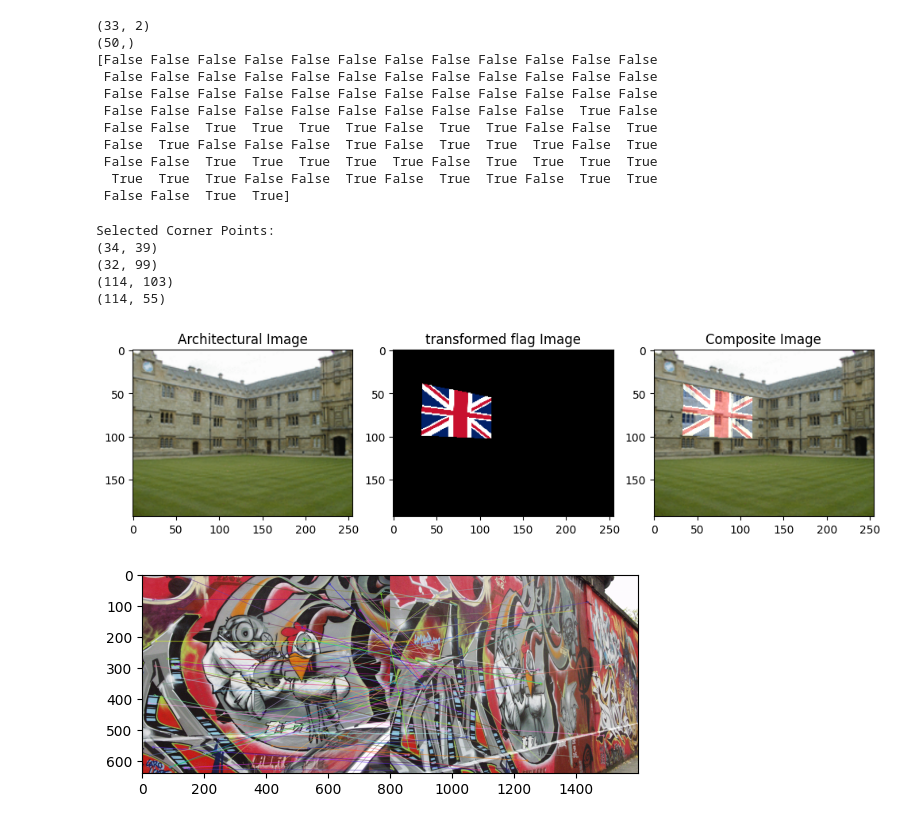
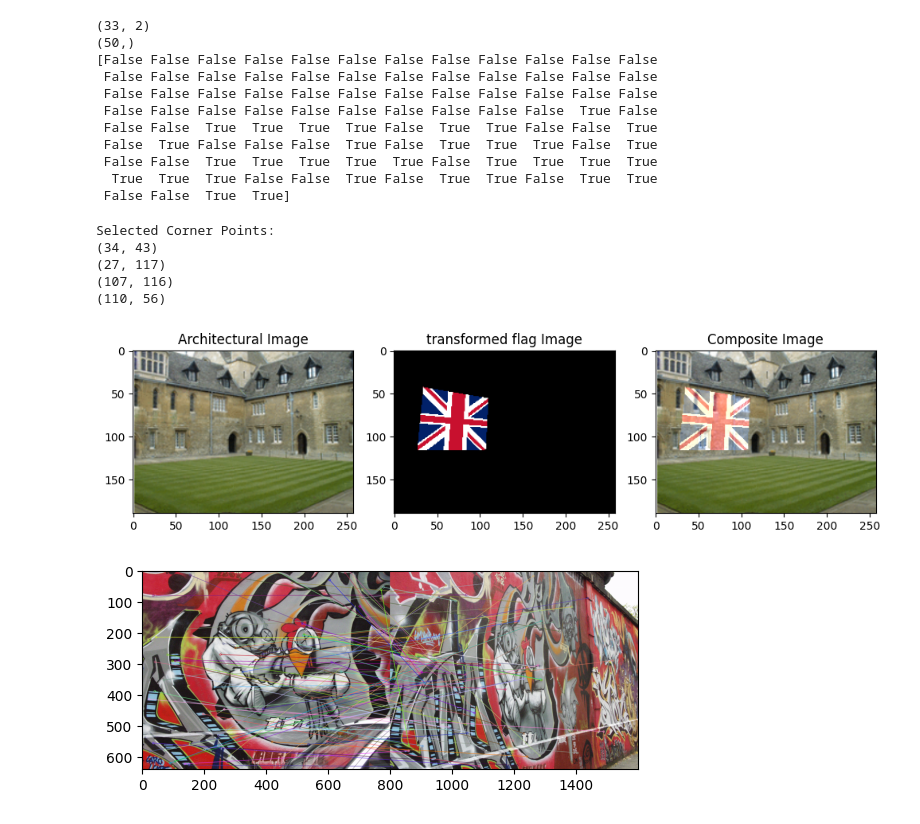
Before and after one commit to Pabadhi/ML_assignment2, a Jupyter notebook: assignment2_1.ipynb, the cells around one changed output. Drawn from its saved outputs; the diff is of its cells as text; code cells hidden in the pictures.

```diff
--- a/assignment2_1.ipynb
+++ b/assignment2_1.ipynb
@@ -331,9 +281,9 @@ def click_event(event, x, y, flags, param):
         if len(corner_points) == 4:
             cv.destroyAllWindows()
 
-img=cv.cvtColor(cv.imread('Screenshot 2023-09-30 185402.png'), cv.COLOR_BGR2RGB)
+img=cv.cvtColor(cv.imread('Building_new.png'), cv.COLOR_BGR2RGB)
 
-background_image = cv.imread('Screenshot 2023-09-30 185402.png')
+background_image = cv.imread('Building_new.png')
 cv.imshow('Image', background_image)
 cv.setMouseCallback('Image', click_event)
 cv.waitKey(0)
@@ -342,38 +292,38 @@ for point in corner_points:
     print(point)
 # %% [output]
 Selected Corner Points:
-(34, 39)
-(32, 99)
-(114, 103)
-(114, 55)
+(34, 43)
+(27, 117)
+(107, 116)
+(110, 56)
 # %%
 
-img1=cv.imread('Screenshot 2023-09-30 185402.png')
+img1=cv.imread('Building_new.png')
 flag_image = cv.imread('Flag_of_the_United_Kingdom_(1-2).svg.png')
 pts_architecture = np.array(corner_points, dtype=np.float32)
 pts_flag = np.array([[0, 0], [flag_image.shape[1], 0], [flag_image.shape[1], flag_image.shape[0]], [0, flag_image.shape[0]]], dtype=np.float32)
 homography_matrix, _ = cv.findHomography(pts_flag, pts_architecture)
 # Warp the flag image
 flag_warped = cv.warpPerspective(flag_image, homography_matrix, (background_image.shape[1], background_image.shape[0]))
 flag=cv.cvtColor(flag_warped, cv.COLOR_BGR2RGB)
 alpha = 0.5
 composite_image = cv.addWeighted(img1, 1, flag_warped, alpha, 0, dst=background_image)
 composite=cv.cvtColor(composite_image, cv.COLOR_BGR2RGB)
 plt.figure(figsize=(10, 6))
 plt.subplot(1, 3, 1)
 plt.imshow(img)
 plt.title('Architectural Image')
 plt.subplot(1, 3, 2)
 plt.imshow(flag)
 plt.title('transformed flag Image')
 # Display the composite image
 plt.subplot(1, 3, 3)
 plt.imshow(composite)
 plt.title('Composite Image')
 plt.tight_layout()
 plt.show()
 # %% [output]
-[figure, old version]
+[figure, new version]
 # %%
 img1 = cv.imread('img1.ppm')
 img5 = cv.imread('img5.ppm')
```
Also changed, not shown: parts of 8 cells of this notebook, 1 other file.
